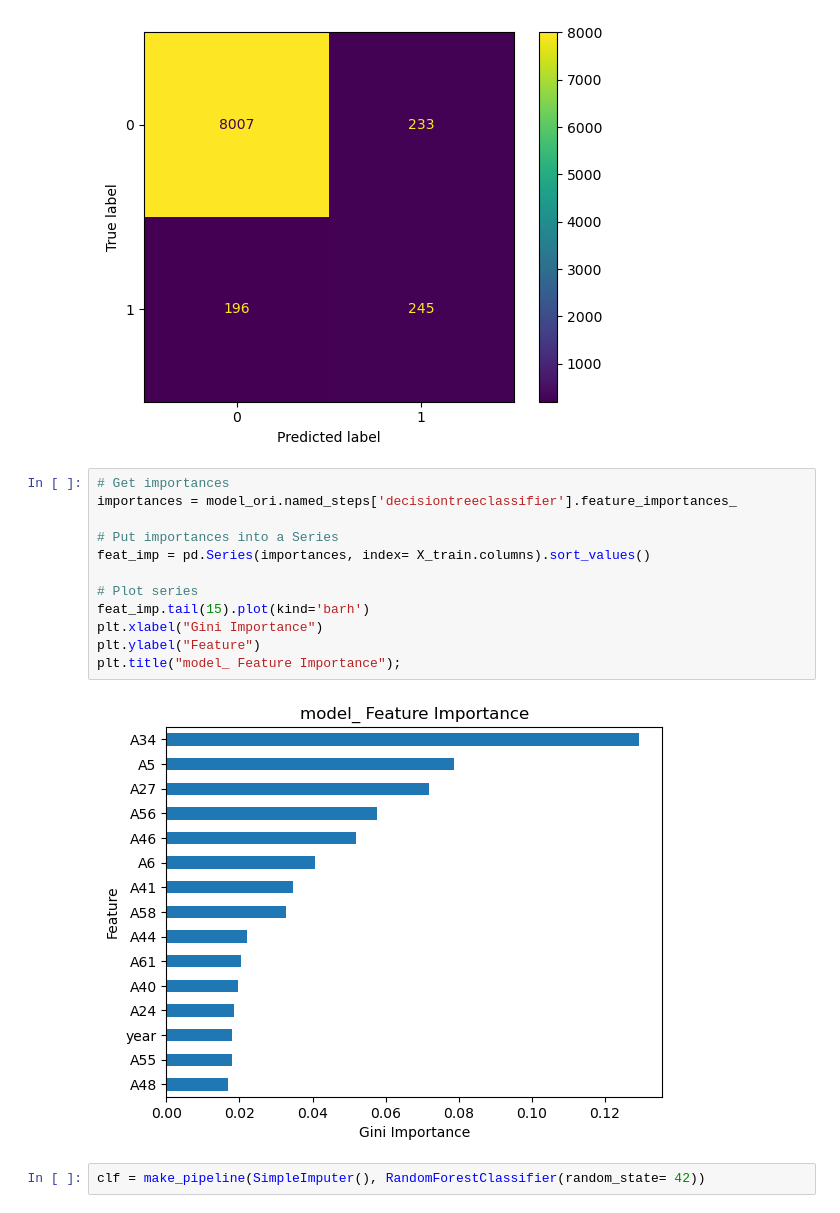
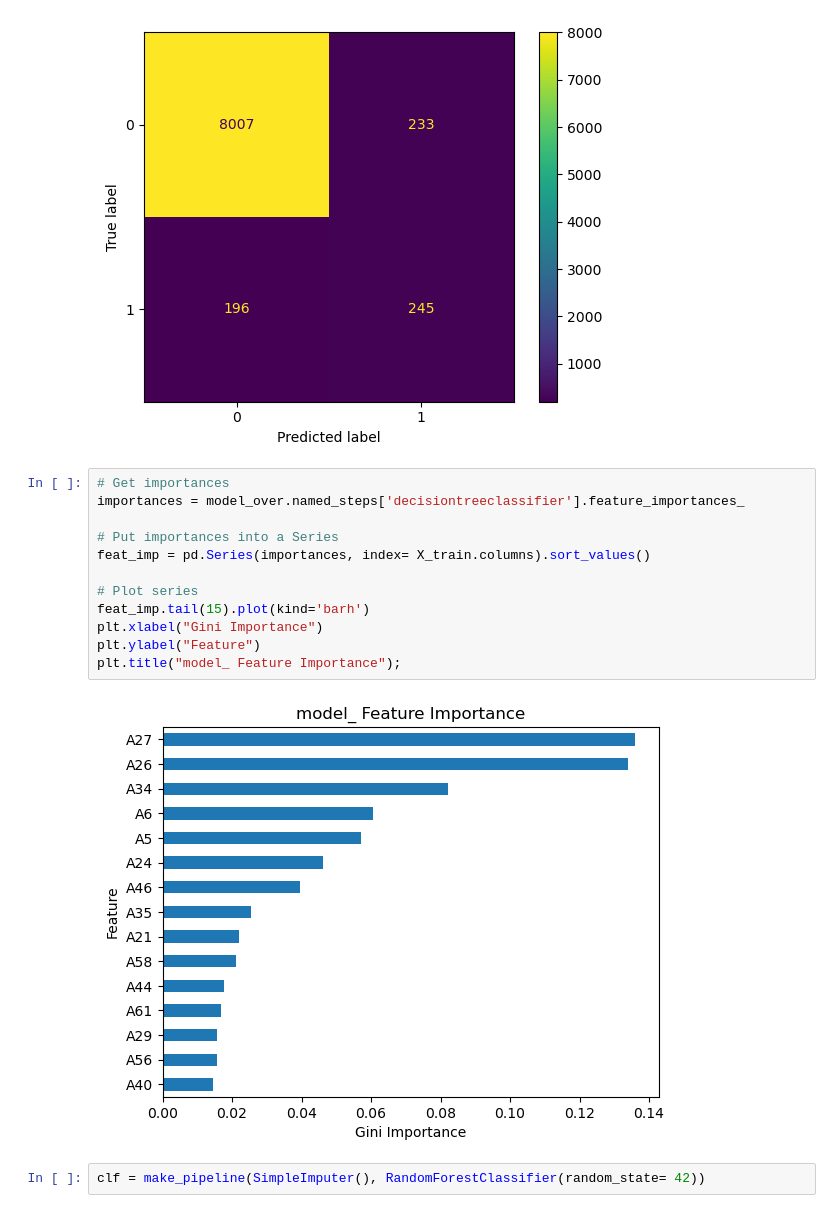
Before and after one commit to Alexpious/Bankrupt-Prediction, a Jupyter notebook: Bankrupt Prediction.ipynb, the cells around one changed output. Cells and saved outputs as stored; diff of their text form.

```diff
--- a/Bankrupt Prediction.ipynb
+++ b/Bankrupt Prediction.ipynb
@@ -157,18 +160,18 @@ ConfusionMatrixDisplay.from_estimator(model_ori, X_test, y_test);
 [figure]
 # %%
 # Get importances
-importances = model_ori.named_steps['decisiontreeclassifier'].feature_importances_
+importances = model_over.named_steps['decisiontreeclassifier'].feature_importances_
 
 # Put importances into a Series
 feat_imp = pd.Series(importances, index= X_train.columns).sort_values()
 
 # Plot series
 feat_imp.tail(15).plot(kind='barh')
 plt.xlabel("Gini Importance")
 plt.ylabel("Feature")
 plt.title("model_ Feature Importance");
 # %% [output]
-[figure, old version]
+[figure, new version]
 # %%
 clf = make_pipeline(SimpleImputer(), RandomForestClassifier(random_state= 42))
 # %%
```
Also changed, not shown: parts of 11 cells of this notebook.
